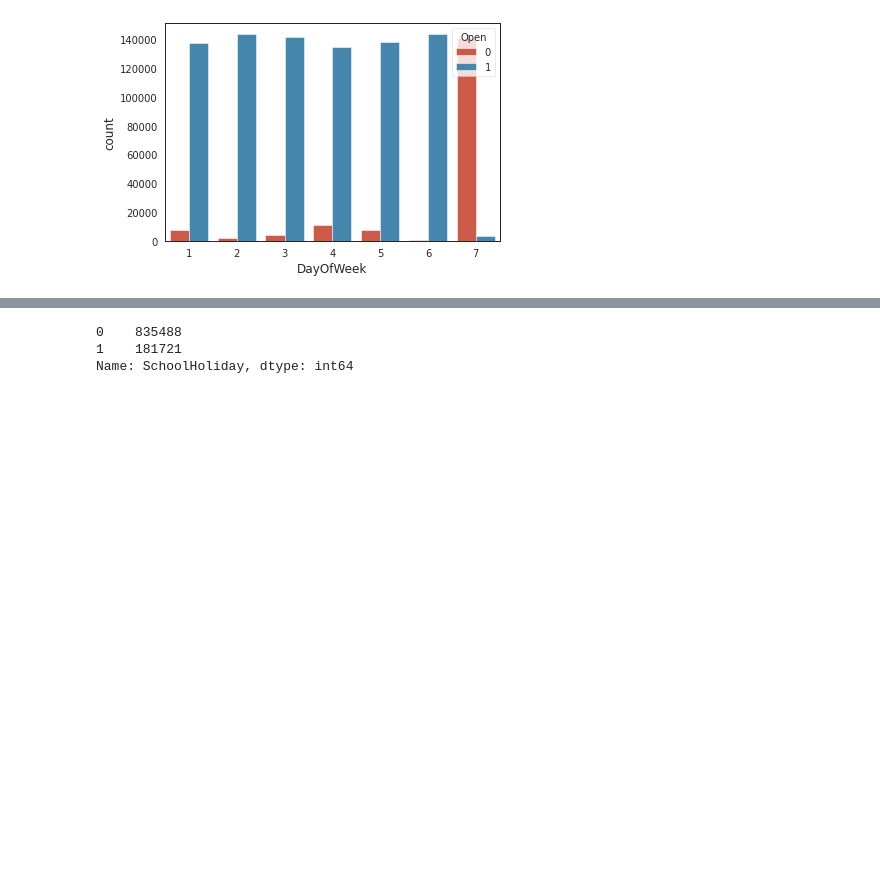
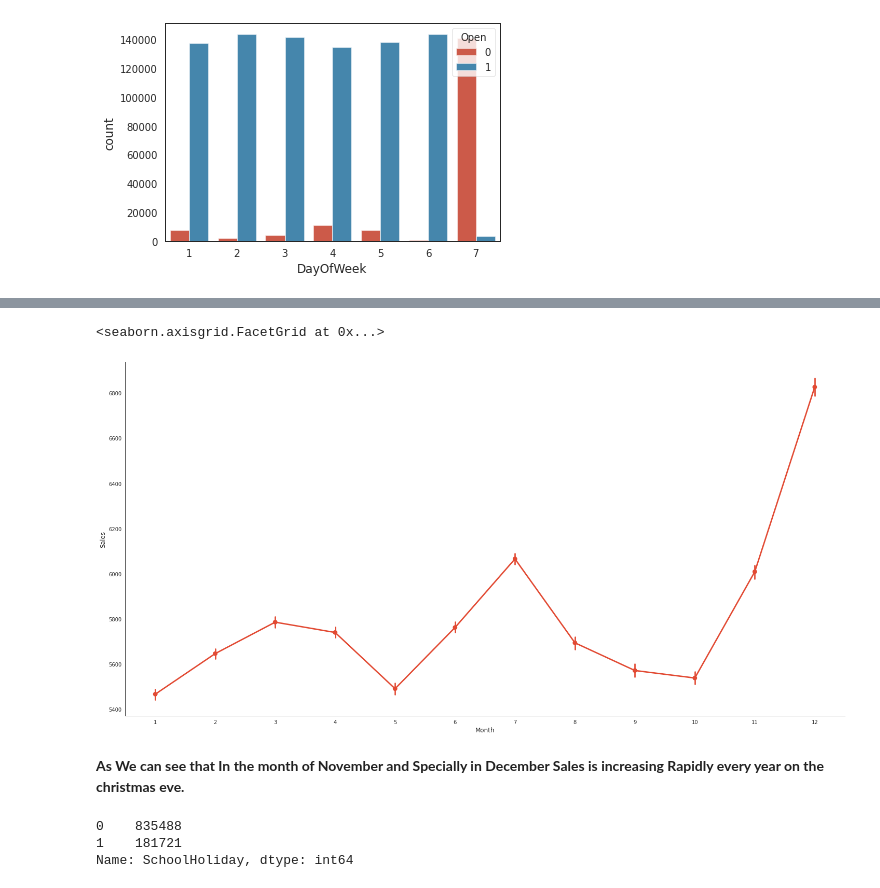
Before and after one commit to sagarrokad1/Retail-Sales-Prediction, a Jupyter notebook: Rossmann_Sales_Prediction_Capstone_Project.ipynb, the cells around one changed output, grey strips where cells are left out. Cells and saved outputs as stored; diff of their text form; code cells hidden in the pictures; blank space fills up the shorter version.

```diff
--- a/Rossmann_Sales_Prediction_Capstone_Project.ipynb
+++ b/Rossmann_Sales_Prediction_Capstone_Project.ipynb
@@ -221,3 +203,10 @@ sns.heatmap(correlation_map, mask=obj,vmax=.7, square=True,annot=True)
+# %%
+sns.factorplot(x="Month" ,y = "Sales" , data=rossman_df, kind="point", aspect=2,size=10)
+# %% [output]
+<seaborn.axisgrid.FacetGrid at 0x...>
+[figure, added]
+# %% [markdown]
+**As We can see that In the month of November and Specially in December Sales is increasing Rapidly every year on the christmas eve.**
 # %%
 rossman_df.SchoolHoliday.value_counts()
 # %% [output]
```
Also changed, not shown: parts of 42 cells of this notebook.
